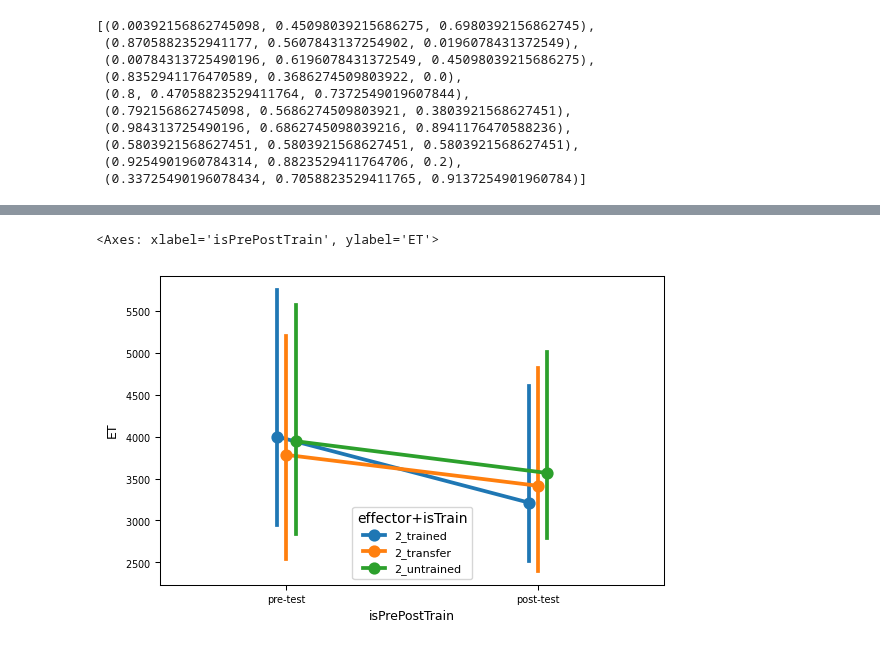
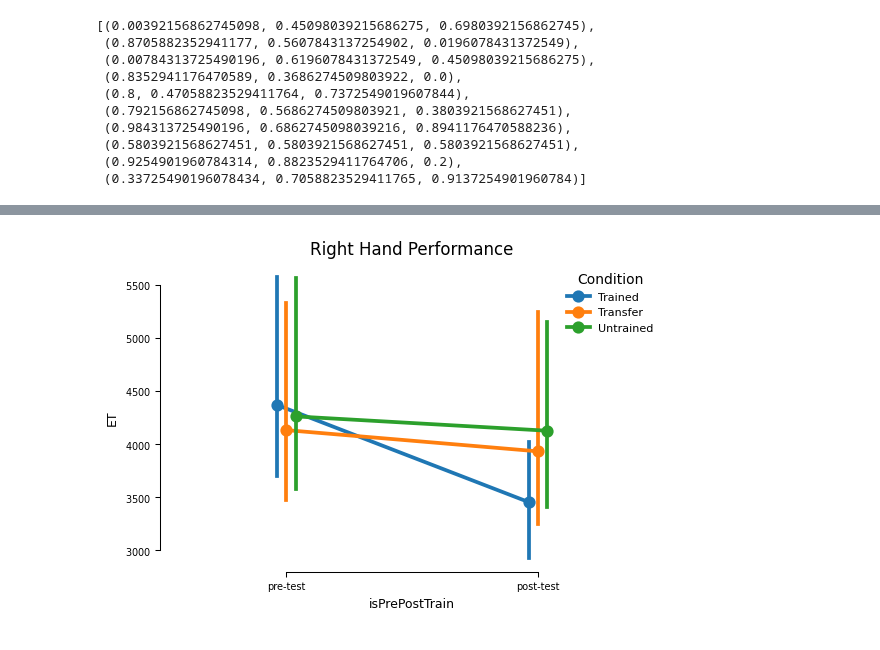
Before and after one commit to manazerzadeh/SequenceFingerSpeech, a Jupyter notebook: FingerAnalysis.ipynb, the cells around one changed output, grey strips where cells are left out. Cells and saved outputs as stored; diff of their text form; code cells hidden in the pictures.

```diff
--- a/FingerAnalysis.ipynb
+++ b/FingerAnalysis.ipynb
@@ -29,13 +31,8 @@ fingers = ['1', '2', '3', '4', '5'] #mapping of fingers to numbers
 iti = 3000   #Inter trial interval
 hand = 2 #left or right hand
 
-sub_nums = [5, 6, 7]
-g_sequences = {}
-# g_sequences[0] = ['13524232514' ,'35421252143',  '51423252413', '14325242135'] #Group 1 sequences
-# g_sequences[1] = ['51423252413', '14325242135', '13524232514' ,'35421252143'] #Group 2 sequences
-
-g_sequences[0] = ['13524232514' ,'54231251343',  '15423241351', '42531451342'] #Group 1 sequences
-g_sequences[1] = ['15423241351', '42531451342', '13524232514' ,'54231251343'] #Group 2 sequences
+sub_nums = [5, 6, 7, 8, 9, 10, 12, 13]
+sub_nums = [10, 12, 13]
 
 # total_sub_num = 38
 num_sessions = 1
@@ -189,22 +348,45 @@ sns.pointplot(data=subjs_grouped, x='BN', y='ET', hue='effector+isTrain', dodge
 # %%
 set_figure_style(scale="2col")
+
 subjs_correct = subjs[subjs['isError'] == 0]
 subjs_grouped = subjs_correct.groupby(['isPrePostTrain', 'SubNum', 'effector+isTrain', 'effector']).agg({
     'ET': 'median',
     'count': 'sum'
 }).reset_index()
 
 subjs_grouped = subjs_grouped[subjs_grouped['isPrePostTrain'] != 'train']
-
-
-# effector = finger (2)
 subjs_grouped = subjs_grouped[subjs_grouped['effector'] == 2]
 
-# # sort
-subjs_grouped['isPrePostTrain'] = pd.Categorical(subjs_grouped['isPrePostTrain'], categories=['pre-test', 'post-test'], ordered=True)
+subjs_grouped['isPrePostTrain'] = pd.Categorical(
+    subjs_grouped['isPrePostTrain'],
+    categories=['pre-test', 'post-test'],
+    ordered=True
+)
 
+hue_order = ['2_trained', '2_transfer', '2_untrained']
+label_map = {
+    '2_trained': 'Trained',
+    '2_transfer': 'Transfer',
+    '2_untrained': 'Untrained'
+}
 
-sns.pointplot(data=subjs_grouped, x='isPrePostTrain', y='ET', hue='effector+isTrain', dodge = True)
+ax = sns.pointplot(
+    data=subjs_grouped,
+    x='isPrePostTrain',
+    y='ET',
+    hue='effector+isTrain',
+    hue_order=hue_order,
+    dodge=True
+)
+
+handles, labels = ax.get_legend_handles_labels()
+ax.legend(
+    handles=handles,
+    labels=[label_map.get(l, l) for l in labels],
+    title='Condition',
+    frameon=False
+)
+plt.title('Right Hand Performance')
+sns.despine(trim=True)
 # %% [output]
-<Axes: xlabel='isPrePostTrain', ylabel='ET'>
-[figure, old version]
+[figure, new version]
```
Also changed, not shown: parts of 15 cells of this notebook, 3 other files.
